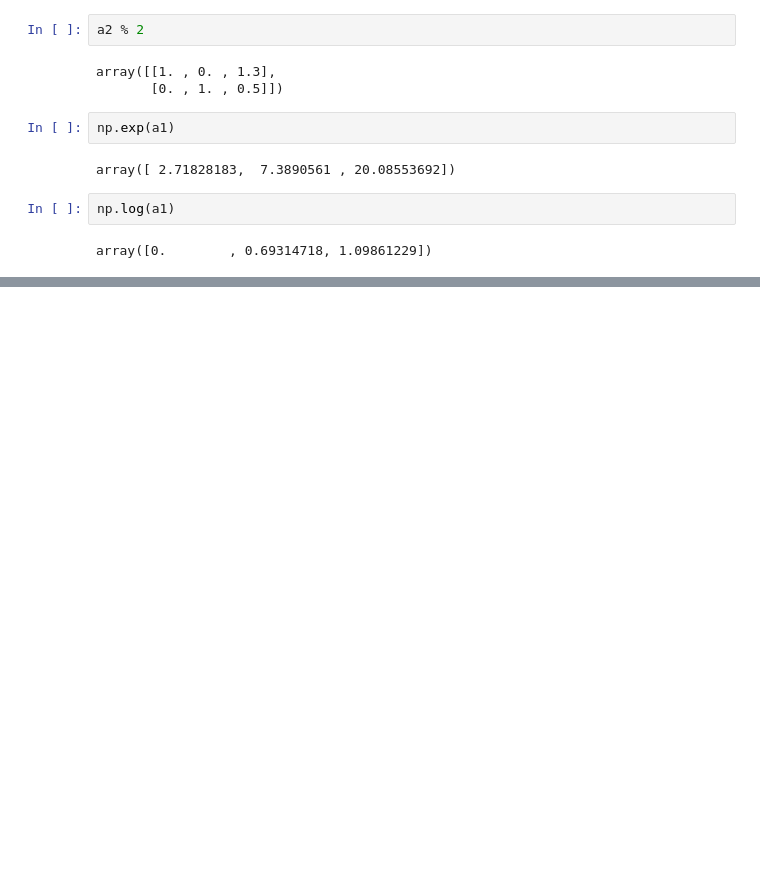
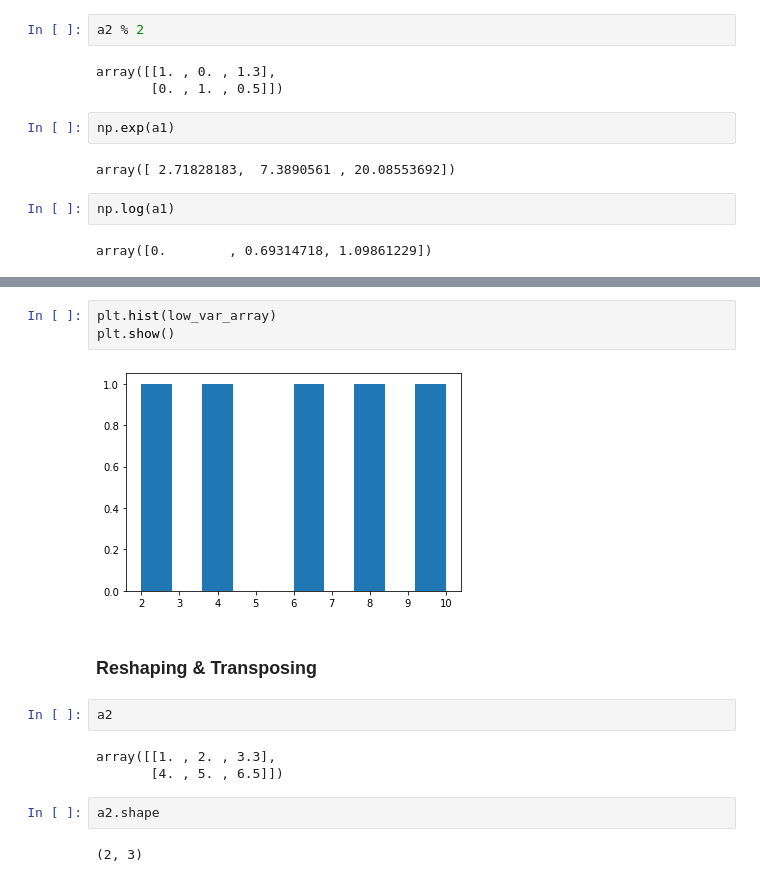
Before and after one commit to horsemaker/Code--Complete-Machine-Learning-And-Data-Science-Bootcamp-2021, a Jupyter notebook: section-2-data-science-and-ml-tools/introduction-to-numpy.ipynb, the cells around one changed output, grey strips where cells are left out. Cells and saved outputs as stored; diff of their text form; blank space fills up the shorter version.

```diff
--- a/section-2-data-science-and-ml-tools/introduction-to-numpy.ipynb
+++ b/section-2-data-science-and-ml-tools/introduction-to-numpy.ipynb
@@ -433,0 +557,16 @@ array([0.        , 0.69314718, 1.09861229])
+# %%
+plt.hist(low_var_array)
+plt.show()
+# %% [output]
+[figure, added]
+# %% [markdown]
+### Reshaping & Transposing
+# %%
+a2
+# %% [output]
+array([[1. , 2. , 3.3],
+       [4. , 5. , 6.5]])
+# %%
+a2.shape
+# %% [output]
+(2, 3)
```
Also changed, not shown: parts of 97 cells of this notebook, 1 other file.
